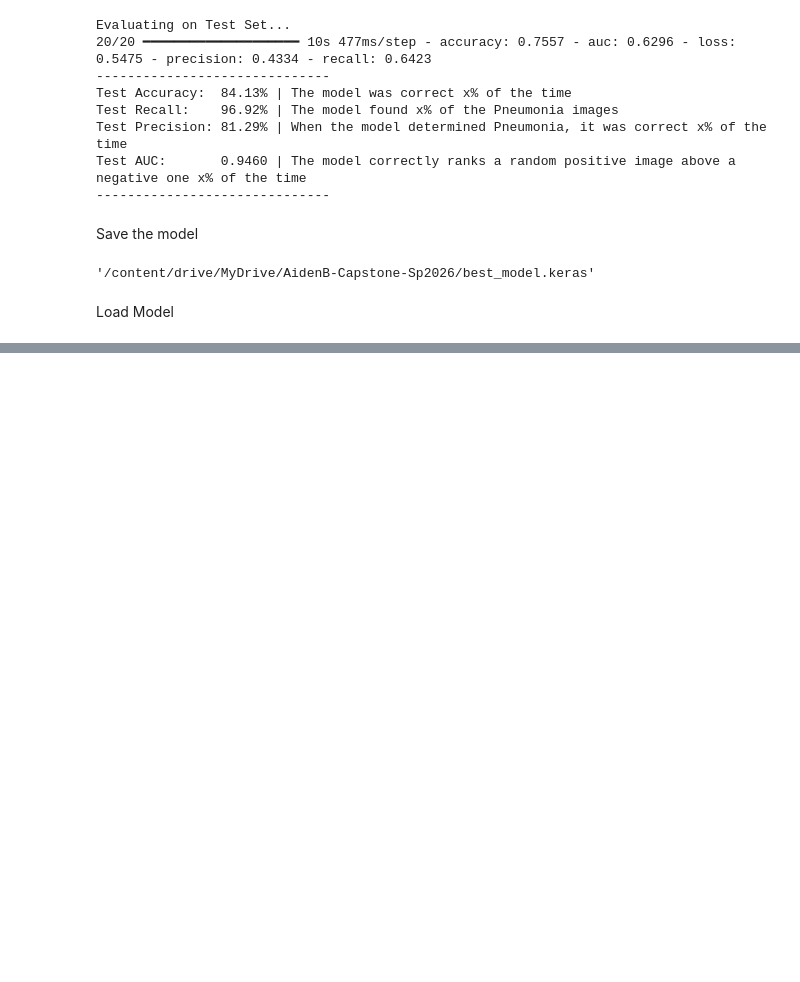
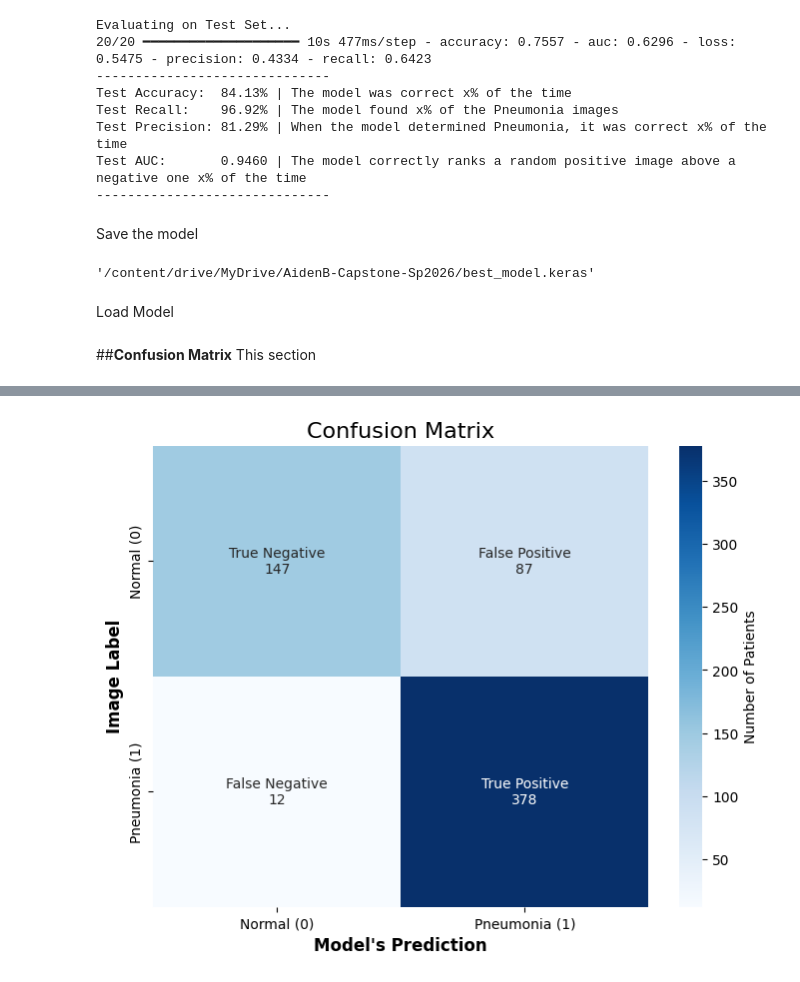
Before and after one commit to arbutler2003/Pneuomonia-Detection-CNN, a Jupyter notebook: chest_xray_pneumonia_detection.ipynb, the cells around one changed output, grey strips where cells are left out. Saved outputs shown, nothing was run; the diff lists cells and outputs as text; code cells hidden in the pictures; blank space fills up the shorter version.

Commit message:
feat: Added confusion matrix

```diff
--- a/chest_xray_pneumonia_detection.ipynb
+++ b/chest_xray_pneumonia_detection.ipynb
@@ -526,3 +527,50 @@ Load Model
 from tensorflow.keras.models import load_model
 
 model = load_model('/content/drive/MyDrive/AidenB-Capstone-Sp2026/best_model.keras')
+# %% [markdown]
+##**Confusion Matrix**
+This section
+# %%
+import numpy as np
+import seaborn as sns
+import matplotlib.pyplot as plt
+from sklearn.metrics import confusion_matrix
+
+# Get the model's raw probability predictions
+predictions = model.predict(test_generator, verbose=1)
+
+# Convert raw probabilities to binary labels (0 for Normal, 1 for Pneumonia)
+# Anything over 50% confidence is classified as Pneumonia
+predicted_classes = (predictions > 0.5).astype("int32")
+
+# Get the actual labels
+true_classes = test_generator.classes
+
+# Compute the confusion matrix
+cm = confusion_matrix(true_classes, predicted_classes)
+
+# Define labels and combine them with their counts
+group_names = ['True Negative', 'False Positive', 'False Negative', 'True Positive']
+group_counts = [str(value) for value in cm.flatten()]
+labels = [f"{v1}\n{v2}" for v1, v2 in zip(group_names, group_counts)]
+
+# Reshape the list into a 2x2 grid
+labels = np.asarray(labels).reshape(2, 2)
+
+# Plot the confusion matrix using a Seaborn heatmap
+plt.figure(figsize=(8, 6))
+sns.heatmap(
+    cm,
+    annot=labels,
+    fmt='',
+    cmap='Blues',
+    xticklabels=['Normal (0)', 'Pneumonia (1)'],
+    yticklabels=['Normal (0)', 'Pneumonia (1)'],
+    cbar_kws={'label': 'Number of Patients'}
+)
+
+plt.title('Confusion Matrix', fontsize=16)
+plt.ylabel('Image Label', fontsize=12, fontweight='bold')
+plt.xlabel('Model\'s Prediction', fontsize=12, fontweight='bold')
+plt.show()
+# %% [output]
@@ -528,0 +578 @@ model = load_model('/content/drive/MyDrive/AidenB-Capstone-Sp2026/best_model.ker
+[figure, added]
```
Also changed, not shown: parts of 3 cells of this notebook.
